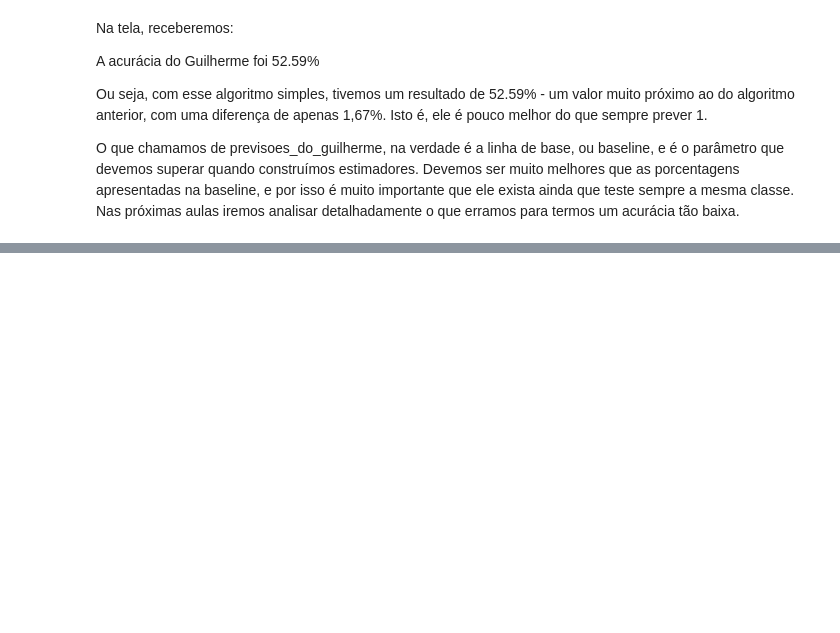
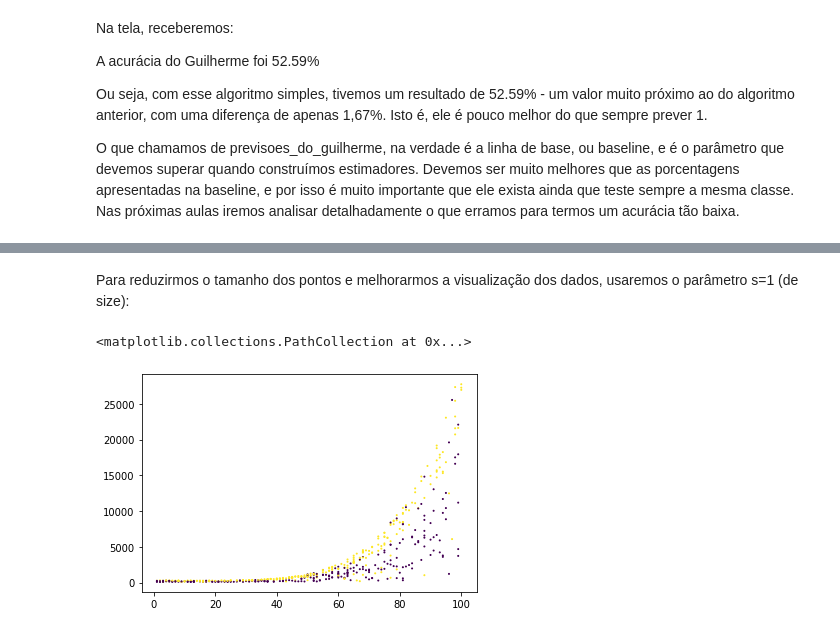
Before and after one commit to Luceliafn/Alura, a Jupyter notebook: Introdução_a_Machine_Learning_Classificação_3.ipynb, the cells around one changed output, grey strips where cells are left out. Drawn from its saved outputs; the diff is of its cells as text; code cells hidden in the pictures; blank space fills up the shorter version.

```diff
--- a/Introdução_a_Machine_Learning_Classificação_3.ipynb
+++ b/Introdução_a_Machine_Learning_Classificação_3.ipynb
@@ -163,0 +300,9 @@ O que chamamos de previsoes_do_guilherme, na verdade é a linha de base, ou base
+# %% [markdown]
+Para reduzirmos o tamanho dos pontos e melhorarmos a visualização dos dados, usaremos o parâmetro s=1 (de size):
+# %%
+import matplotlib.pyplot as plt
+
+plt.scatter(teste_x.horas_esperadas, teste_x.preco, c=teste_y, s=1)
+# %% [output]
+<matplotlib.collections.PathCollection at 0x...>
+[figure, added]
```
Also changed, not shown: parts of 30 cells of this notebook.
